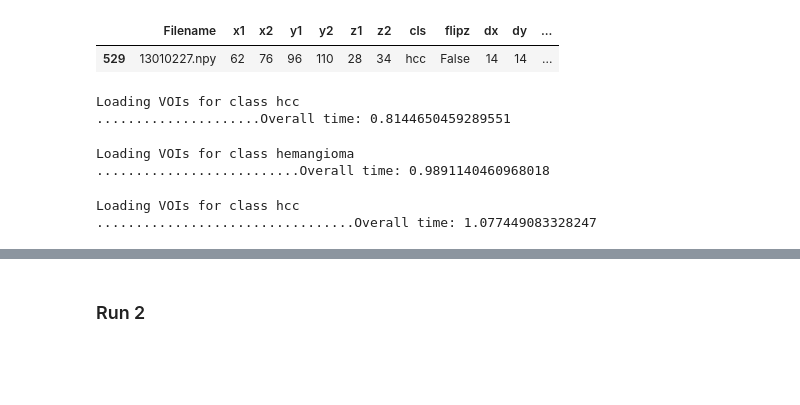
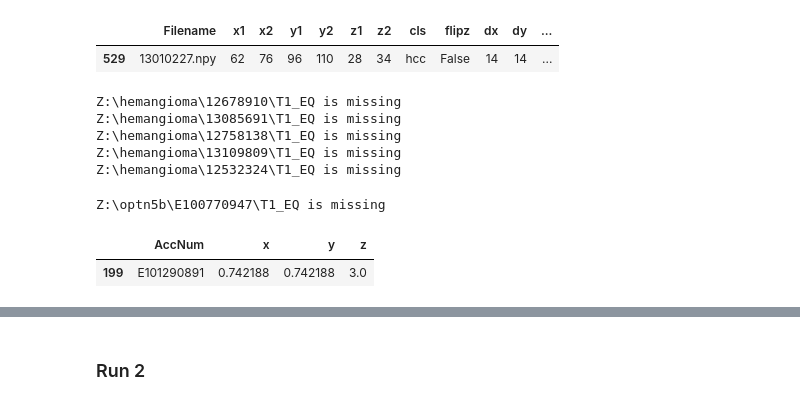
Before and after one commit to clintonjwang/voi-classifier, a Jupyter notebook: data-retriever.ipynb, the cells around one changed output, grey strips where cells are left out. Drawn from its saved outputs; the diff is of its cells as text; code cells hidden in the pictures; blank space fills up the shorter version.

```diff
--- a/data-retriever.ipynb
+++ b/data-retriever.ipynb
@@ -235,29 +251,35 @@ voi_df_art[voi_df_art["Filename"] == img_fn]
 img_dir = base_dir+'\\OPTN5A'
 cls = 'hcc'
 sheetname="OPTN 5A"
-#dims_df = load_imgs(img_dir, xls_name, sheetname, save_dir, dims_df)
-voi_dfs = load_vois(cls, xls_name, sheetname, save_dir, voi_dfs, dims_df)
+dims_df = load_imgs(img_dir, xls_name, sheetname, save_dir, dims_df)
+#voi_dfs = load_vois(cls, xls_name, sheetname, save_dir, voi_dfs, dims_df)
-# %% [output]
-Loading VOIs for class hcc
-.....................Overall time: 0.8144650459289551
 # %%
 img_dir = base_dir+'\\hemangioma'
 cls = 'hemangioma'
 sheetname="Hemangioma"
+check_folders(xls_name, sheetname)
 #dims_df = load_imgs(img_dir, xls_name, sheetname, save_dir, dims_df)
-voi_dfs = load_vois(cls, xls_name, sheetname, save_dir, voi_dfs, dims_df)
+#voi_dfs = load_vois(cls, xls_name, sheetname, save_dir, voi_dfs, dims_df)
 # %% [output]
-Loading VOIs for class hemangioma
-..........................Overall time: 0.9891140460968018
+Z:\hemangioma\12678910\T1_EQ is missing
+Z:\hemangioma\13085691\T1_EQ is missing
+Z:\hemangioma\12758138\T1_EQ is missing
+Z:\hemangioma\13109809\T1_EQ is missing
+Z:\hemangioma\12532324\T1_EQ is missing
 # %%
 img_dir = base_dir+'\\optn5b'
 cls = 'hcc'
 sheetname="OPTN 5B"
+check_folders(xls_name, sheetname)
 #dims_df = load_imgs(img_dir, xls_name, sheetname, save_dir, dims_df)
-voi_dfs = load_vois(cls, xls_name, sheetname, save_dir, voi_dfs, dims_df)
+#voi_dfs = load_vois(cls, xls_name, sheetname, save_dir, voi_dfs, dims_df)
 # %% [output]
-Loading VOIs for class hcc
-.................................Overall time: 1.077449083328247
+Z:\optn5b\E100770947\T1_EQ is missing
+# %%
+dims_df[dims_df["AccNum"] == "E101290891"]
+# %% [output]
+|  | AccNum | x | y | z |
+| 199 | E101290891 | 0.742188 | 0.742188 | 3.0 |
 # %%
 img_dir = base_dir+'\\simple_cysts'
 cls = 'cyst'
```
Also changed, not shown: parts of 10 cells of this notebook, 5 other files.
